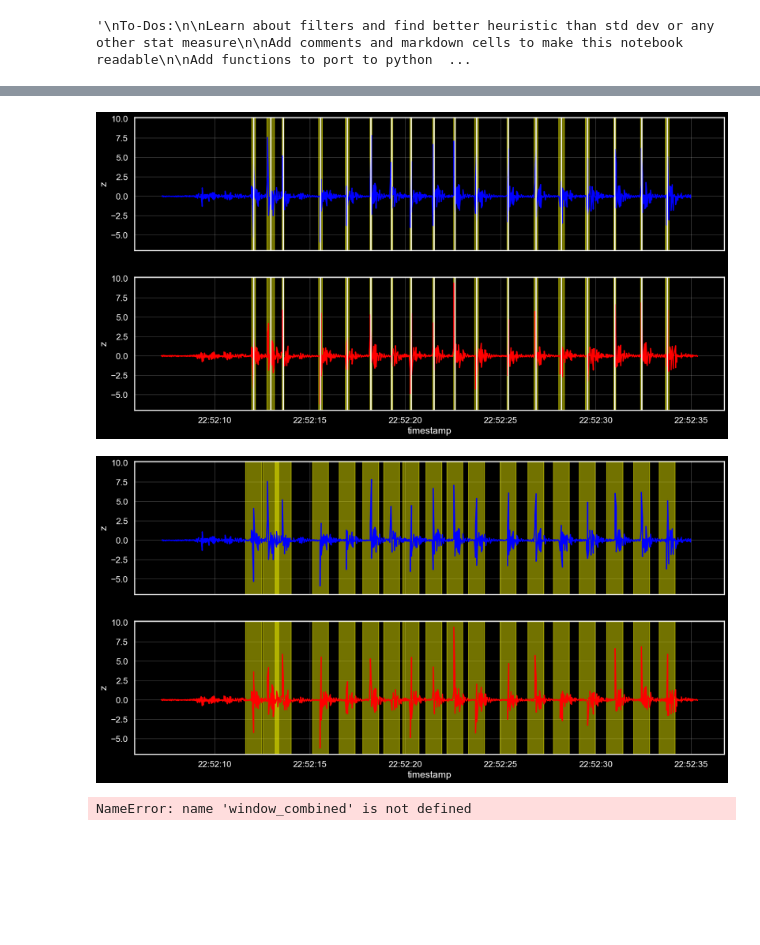
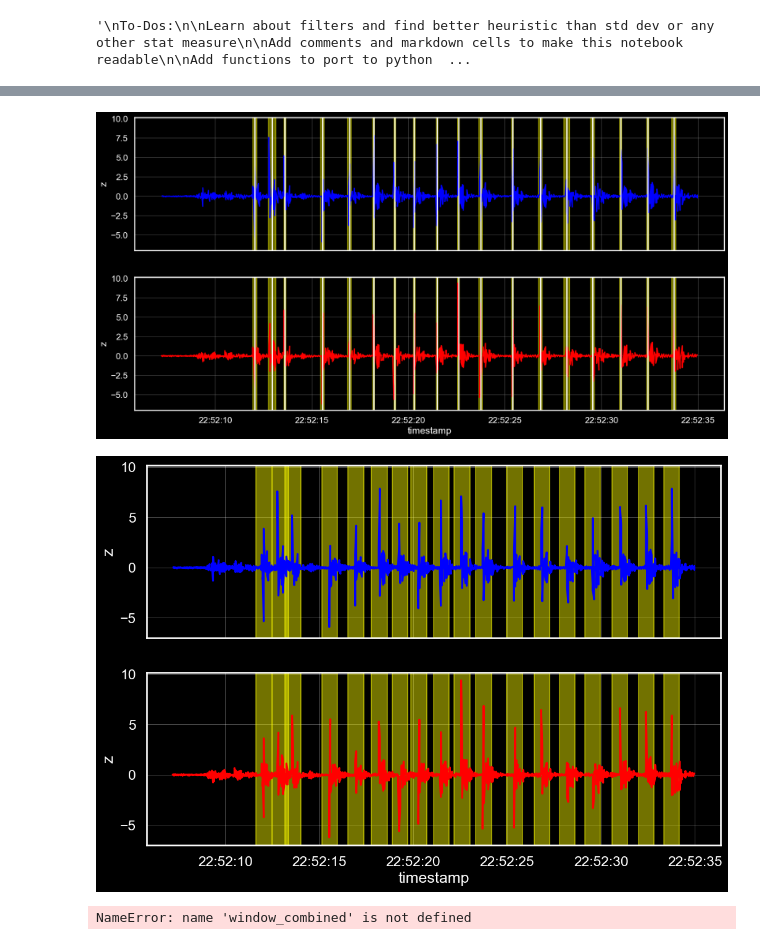
Before and after one commit to TheCrazyRocketScientist/Touch-Panel, a Jupyter notebook: nano/multiSensor/tap_detect.ipynb, the cells around one changed output, grey strips where cells are left out. Drawn from its saved outputs; the diff is of its cells as text; code cells hidden in the pictures; blank space fills up the shorter version.

```diff
--- a/nano/multiSensor/tap_detect.ipynb
+++ b/nano/multiSensor/tap_detect.ipynb
@@ -10,7 +10,7 @@ import datetime
 # %%
 sns.set_theme(style="darkgrid", context="talk")
 plt.style.use("dark_background")
-plt.rcParams.update({"grid.linewidth":0.45, "grid.alpha":0.5})
+plt.rcParams.update({"grid.linewidth":0.45, "grid.alpha":0.5,"savefig.dpi": 300})
 # %%
 """
 To-Dos:
@@ -40,8 +40,8 @@ def set_df(df):
 # %%
 
 
-df_sensor_one = pd.read_csv(r"E:\Projects\Vibration Sensing Touch Panel\data\region1_extended\SENSOR1_data.csv")
-df_sensor_two = pd.read_csv(r"E:\Projects\Vibration Sensing Touch Panel\data\region1_extended\SENSOR2_data.csv")
+df_sensor_one = pd.read_csv(r"E:\Projects\Vibration Sensing Touch Panel\data\region1_ten_taps\SENSOR0_data.csv")
+df_sensor_two = pd.read_csv(r"E:\Projects\Vibration Sensing Touch Panel\data\region1_ten_taps\SENSOR1_data.csv")
 
 
 df_sensor_one = set_df(df_sensor_one)
@@ -283,20 +282,21 @@ for interval in tap_intervals_sensor_two:
 
 tap_window_merge_thresh = 0.5
 
+print(tap_intervals_sensor_one)
 
 i = 1
-while i < len(tap_intervals_sensor_one):
-    if(tap_intervals_sensor_one[x][0]-tap_intervals_sensor_one[x-1][0] < pd.Timedelta(seconds=tap_window_merge_thresh)):
-        tap_intervals_sensor_one[x-1][1] = tap_intervals_sensor_one[x][1]
-        tap_intervals_sensor_one.pop(x)
+while i < len(min(tap_intervals_sensor_one,tap_intervals_sensor_two)):
+    if(tap_intervals_sensor_one[i][0]-tap_intervals_sensor_one[i-1][0] < pd.Timedelta(seconds=tap_window_merge_thresh)):
+        tap_intervals_sensor_one[i-1][1] = tap_intervals_sensor_one[i][1]
+        tap_intervals_sensor_one.pop(i)
     else:
         i += 1
 
 i = 1
-while i < len(tap_intervals_sensor_two):
-    if(tap_intervals_sensor_two[x][0]-tap_intervals_sensor_two[x-1][0] < pd.Timedelta(seconds=tap_window_merge_thresh)):
-        tap_intervals_sensor_two[x-1][1] = tap_intervals_sensor_two[x][1]
-        tap_intervals_sensor_two.pop(x)
+while i < len(min(tap_intervals_sensor_one,tap_intervals_sensor_two)):
+    if(tap_intervals_sensor_two[i][0]-tap_intervals_sensor_two[i-1][0] < pd.Timedelta(seconds=tap_window_merge_thresh)):
+        tap_intervals_sensor_two[i-1][1] = tap_intervals_sensor_two[i][1]
+        tap_intervals_sensor_two.pop(i)
     else:
         i += 1
 
@@ -428,7 +430,7 @@ for center in window_center:
     ax[0].axvline(center,color='white')
     ax[1].axvline(center,color='white')
 # %% [output]
-[figure, old version]
+[figure, new version]
 # %%
 tsfel_window_len = 100
 sample_freq = 119
@@ -441,17 +443,20 @@ for center in window_center:
     tsfel_intervals.append(interval)
 # %%
 #plotting new windows
-fig,ax = plt.subplots(2,figsize = (20,10),sharex='all',sharey='all')
+fig,ax = plt.subplots(2,figsize = (12,8),sharex='all',sharey='all')
 
 sns.lineplot(x = df_sensor_one.index,y = df_sensor_one['z'],errorbar=None,color="blue",ax=ax[0]) #ci none cuts down on rendering time when using seaborn!!
 sns.lineplot(x = df_sensor_two.index,y = df_sensor_two['z'],errorbar=None,color="red",ax=ax[1])
 
 
 for interval in tsfel_intervals:
     ax[0].axvspan(interval[0],interval[1],color='yellow',alpha=0.45)
     ax[1].axvspan(interval[0],interval[1],color='yellow',alpha=0.45)
+
+plt.savefig("poster_plot.png", dpi=300)
+plt.savefig("poster_plot.pdf")
 # %% [output]
-[figure, old version]
+[figure, new version]
 # %%
 np.isnan(window_combined['sensor_one_z'].values).sum()
 # %% [output]
```
Also changed, not shown: parts of 11 cells of this notebook, 12 other files.
